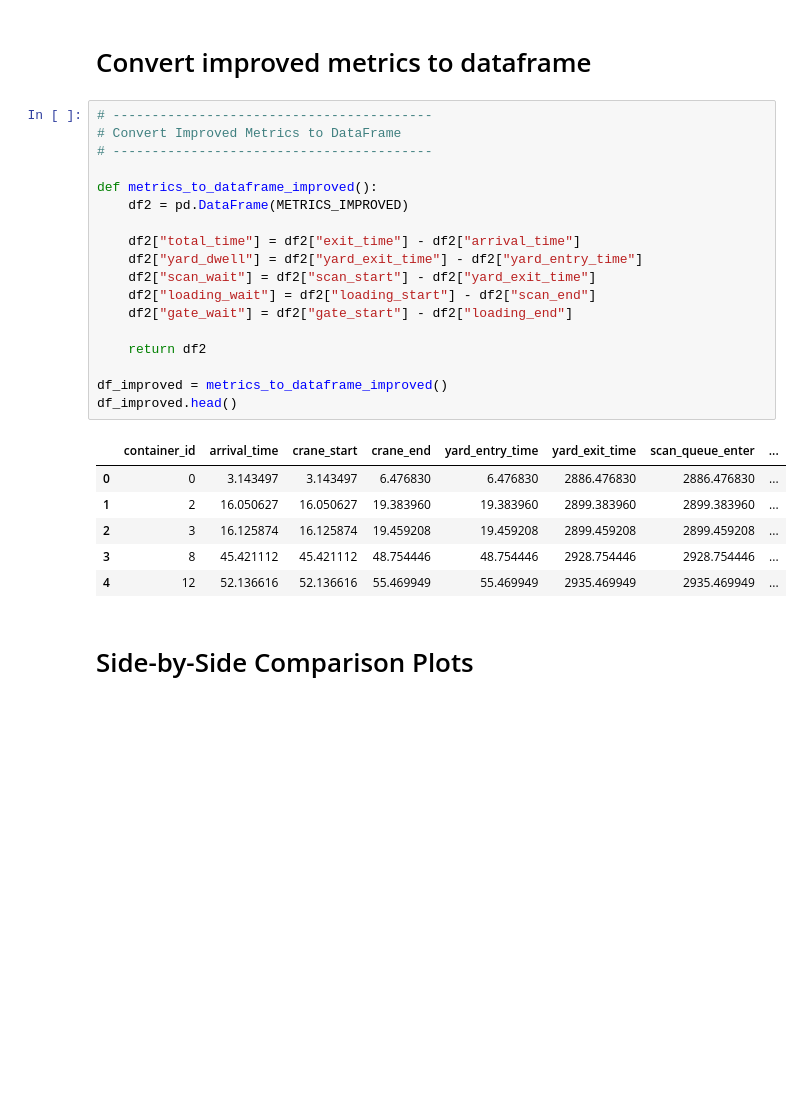
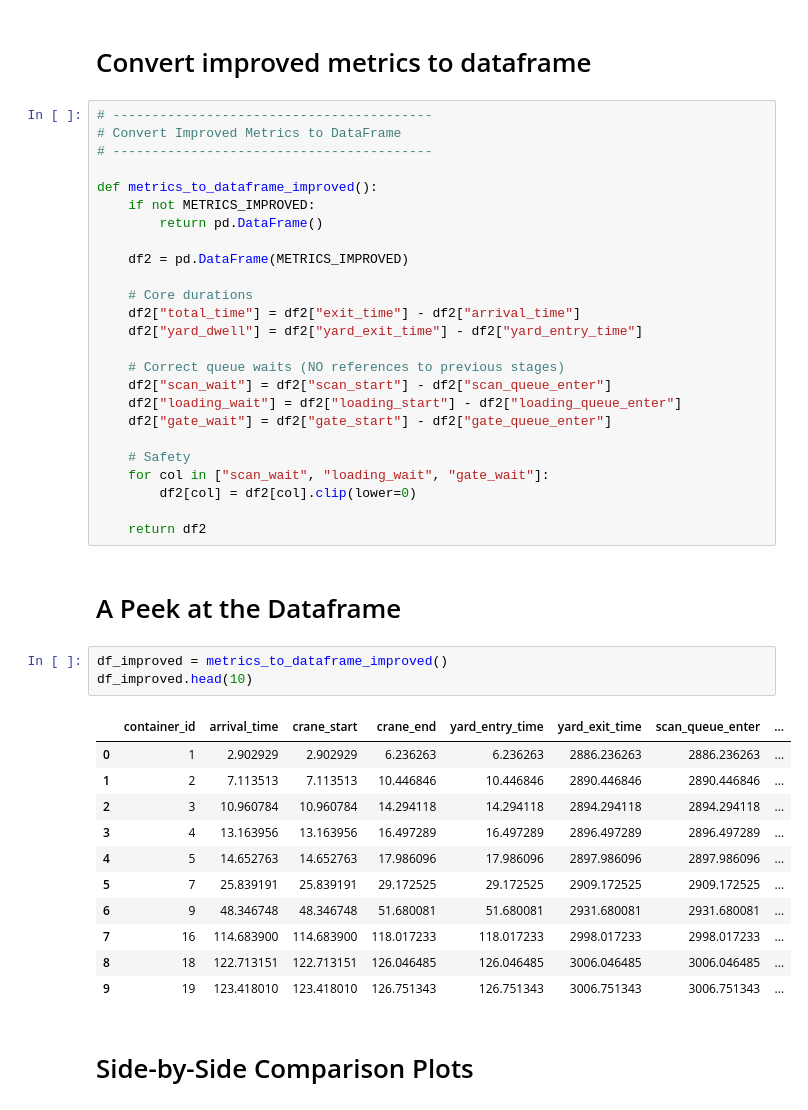
Before and after one commit to NkanyeziNgobese/PortSimulation, a Jupyter notebook: durban_port_simulation.ipynb, the cells around one changed output. Saved outputs shown, nothing was run; the diff lists cells and outputs as text; blank space fills up the shorter version.

```diff
--- a/durban_port_simulation.ipynb
+++ b/durban_port_simulation.ipynb
@@ -515,25 +521,42 @@ Improved dwell simulation complete.
 # -----------------------------------------
 
 def metrics_to_dataframe_improved():
+    if not METRICS_IMPROVED:
+        return pd.DataFrame()
+
     df2 = pd.DataFrame(METRICS_IMPROVED)
 
+    # Core durations
     df2["total_time"] = df2["exit_time"] - df2["arrival_time"]
     df2["yard_dwell"] = df2["yard_exit_time"] - df2["yard_entry_time"]
-    df2["scan_wait"] = df2["scan_start"] - df2["yard_exit_time"]
-    df2["loading_wait"] = df2["loading_start"] - df2["scan_end"]
-    df2["gate_wait"] = df2["gate_start"] - df2["loading_end"]
+
+    # Correct queue waits (NO references to previous stages)
+    df2["scan_wait"] = df2["scan_start"] - df2["scan_queue_enter"]
+    df2["loading_wait"] = df2["loading_start"] - df2["loading_queue_enter"]
+    df2["gate_wait"] = df2["gate_start"] - df2["gate_queue_enter"]
+
+    # Safety
+    for col in ["scan_wait", "loading_wait", "gate_wait"]:
+        df2[col] = df2[col].clip(lower=0)
 
     return df2
-
-df_improved = metrics_to_dataframe_improved()
-df_improved.head()
-# %% [output]
-|  | container_id | arrival_time | crane_start | crane_end | yard_entry_time | yard_exit_time | scan_queue_enter | ... |
-| 0 | 0 | 3.143497 | 3.143497 | 6.476830 | 6.476830 | 2886.476830 | 2886.476830 | ... |
-| 1 | 2 | 16.050627 | 16.050627 | 19.383960 | 19.383960 | 2899.383960 | 2899.383960 | ... |
-| 2 | 3 | 16.125874 | 16.125874 | 19.459208 | 19.459208 | 2899.459208 | 2899.459208 | ... |
-| 3 | 8 | 45.421112 | 45.421112 | 48.754446 | 48.754446 | 2928.754446 | 2928.754446 | ... |
-| 4 | 12 | 52.136616 | 52.136616 | 55.469949 | 55.469949 | 2935.469949 | 2935.469949 | ... |
+# %% [markdown]
+# A Peek at the Dataframe
+# %%
+df_improved = metrics_to_dataframe_improved()
+df_improved.head(10)
+# %% [output]
+|  | container_id | arrival_time | crane_start | crane_end | yard_entry_time | yard_exit_time | scan_queue_enter | ... |
+| 0 | 1 | 2.902929 | 2.902929 | 6.236263 | 6.236263 | 2886.236263 | 2886.236263 | ... |
+| 1 | 2 | 7.113513 | 7.113513 | 10.446846 | 10.446846 | 2890.446846 | 2890.446846 | ... |
+| 2 | 3 | 10.960784 | 10.960784 | 14.294118 | 14.294118 | 2894.294118 | 2894.294118 | ... |
+| 3 | 4 | 13.163956 | 13.163956 | 16.497289 | 16.497289 | 2896.497289 | 2896.497289 | ... |
+| 4 | 5 | 14.652763 | 14.652763 | 17.986096 | 17.986096 | 2897.986096 | 2897.986096 | ... |
+| 5 | 7 | 25.839191 | 25.839191 | 29.172525 | 29.172525 | 2909.172525 | 2909.172525 | ... |
+| 6 | 9 | 48.346748 | 48.346748 | 51.680081 | 51.680081 | 2931.680081 | 2931.680081 | ... |
+| 7 | 16 | 114.683900 | 114.683900 | 118.017233 | 118.017233 | 2998.017233 | 2998.017233 | ... |
+| 8 | 18 | 122.713151 | 122.713151 | 126.046485 | 126.046485 | 3006.046485 | 3006.046485 | ... |
+| 9 | 19 | 123.418010 | 123.418010 | 126.751343 | 126.751343 | 3006.751343 | 3006.751343 | ... |
 # %% [markdown]
 # Side-by-Side Comparison Plots
 # %%
```
Also changed, not shown: parts of 8 cells of this notebook, 23 other files.
